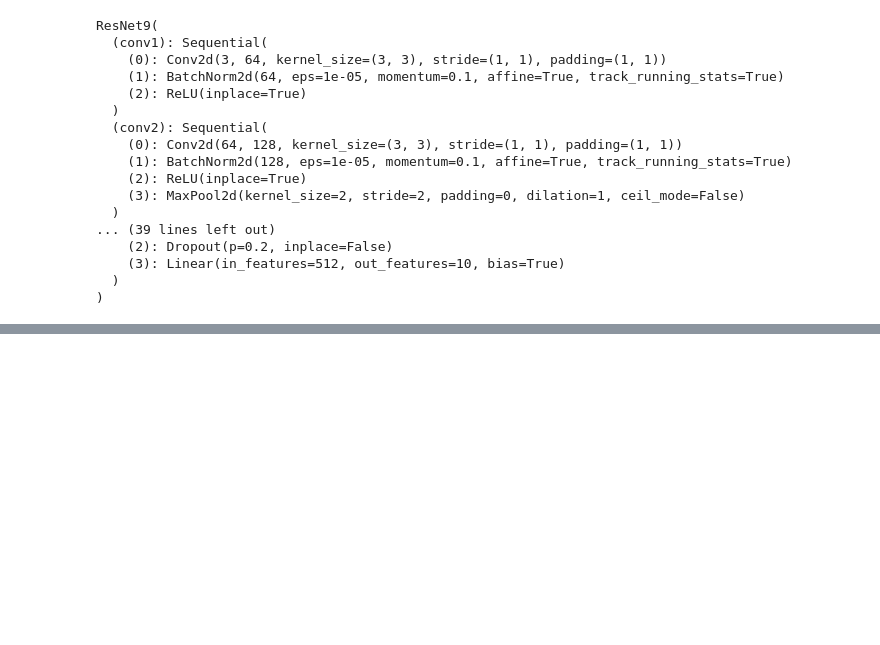
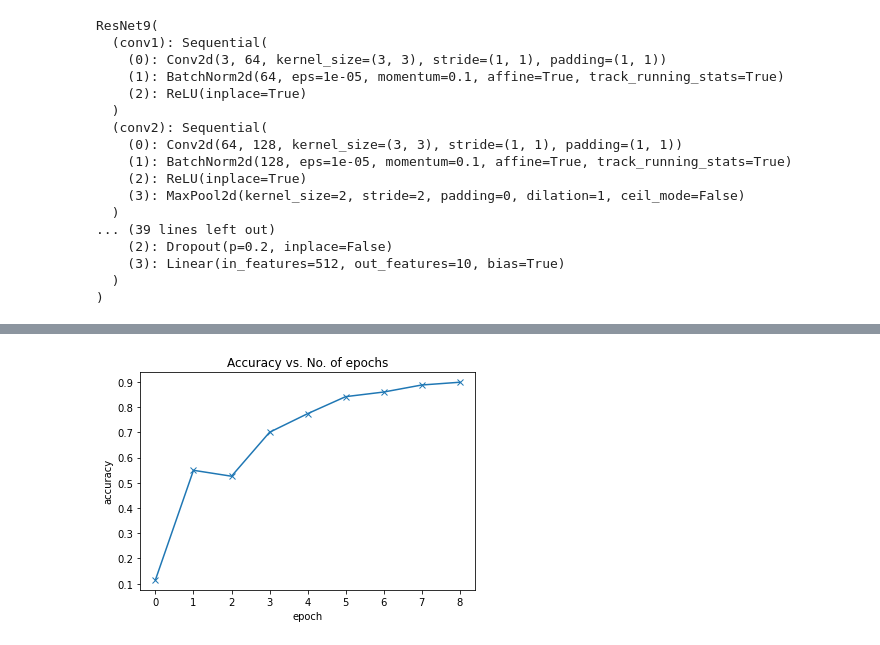
Before and after one commit to a23956491z/deep-learning-research, a Jupyter notebook: python/pytorch-practice/pycharm-project/resnet/main.ipynb, the cells around one changed output, grey strips where cells are left out. Drawn from its saved outputs; the diff is of its cells as text; code cells hidden in the pictures; blank space fills up the shorter version.

```diff
--- a/python/pytorch-practice/pycharm-project/resnet/main.ipynb
+++ b/python/pytorch-practice/pycharm-project/resnet/main.ipynb
@@ -61,6 +62,12 @@ import torch.nn.functional as F
 
 import matplotlib
 import matplotlib.pyplot as plt
+
+from tqdm import trange
+from tqdm import tqdm
+
+
+matplotlib.rcParams['figure.facecolor'] = '#ffffff'
 # %%
 DATA_DIR = './data/cifar10'
 
@@ -175,8 +182,8 @@ class ImageClassificationBase(nn.Module):
         return {'val_loss' : epoch_loss.item(), 'val_acc': epoch_acc.item()}
 
     def epoch_end(self, epoch, result):
-        print("Epoch [{}], last_lr: {:.5f}, train_loss: {:.4f}, val_loss: {:.4f}, val_acc: {:.4f}".format(
-            epoch, result['lrs'][-1], result['train_loss'], result['val_loss'], result['val_acc']
+        print("\t last_lr: {:.5f}, train_loss: {:.4f}, val_loss: {:.4f}, val_acc: {:.4f}".format(
+             result['lrs'][-1], result['train_loss'], result['val_loss'], result['val_acc']*100
         ))
 # %%
 def conv_block(in_channels, out_channels, pool=False):
@@ -313,0 +331,11 @@ Wall time: 1min 11s
+# %%
+def plot_accuracies(history):
+    accuracies = [x['val_acc'] for x in history]
+    plt.plot(accuracies, '-x')
+    plt.xlabel('epoch')
+    plt.ylabel('accuracy')
+    plt.title('Accuracy vs. No. of epochs')
+
+plot_accuracies(history)
+# %% [output]
+[figure, added]
```
Also changed, not shown: parts of 9 cells of this notebook, 1 other file.
